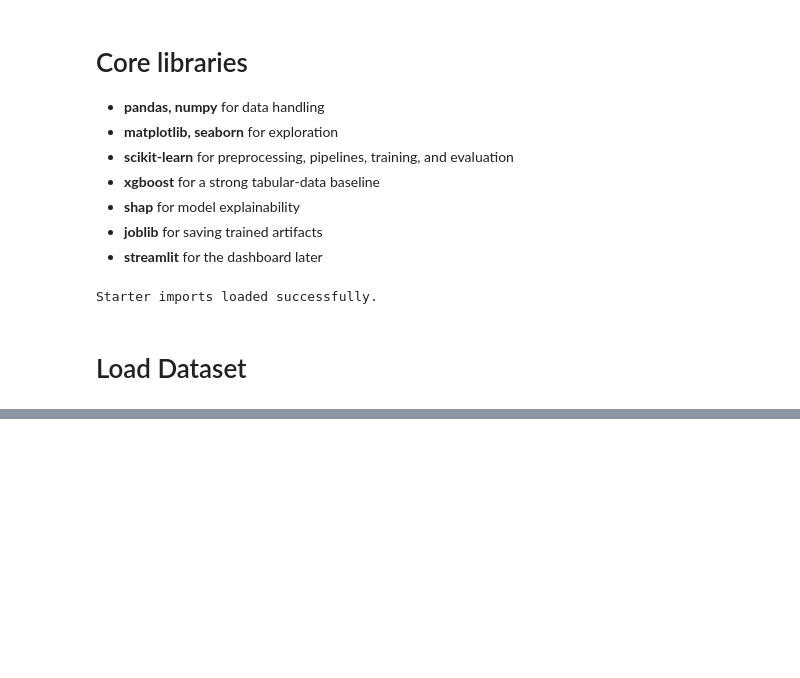
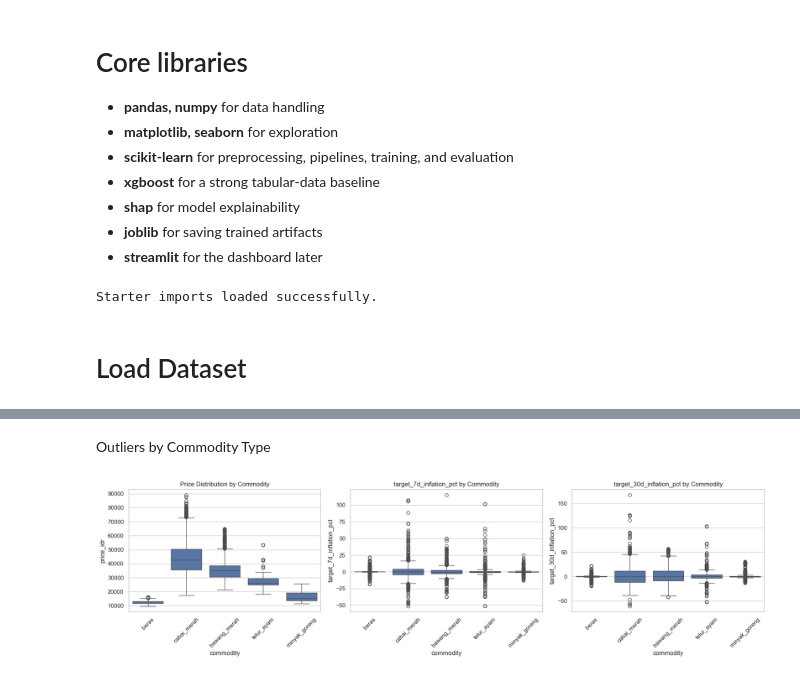
Before and after one commit to Cara-Notte/Mercatorie, a Jupyter notebook: notebooks/ml_notebook.ipynb, the cells around one changed output, grey strips where cells are left out. Cells and saved outputs as stored; diff of their text form; code cells hidden in the pictures; blank space fills up the shorter version.

```diff
--- a/notebooks/ml_notebook.ipynb
+++ b/notebooks/ml_notebook.ipynb
@@ -161,0 +250,21 @@ PSecondary target selected for modeling: target_30d_inflation_pct
+# %% [markdown]
+Outliers by Commodity Type
+# %%
+fig, axes = plt.subplots(1, 3, figsize=(18, 5))
+
+sns.boxplot(data=df, x="commodity", y="price_idr", ax=axes[0])
+axes[0].set_title("Price Distribution by Commodity")
+axes[0].tick_params(axis="x", rotation=45)
+
+sns.boxplot(data=df, x="commodity", y=primary_target, ax=axes[1])
+axes[1].set_title(f"{primary_target} by Commodity")
+axes[1].tick_params(axis="x", rotation=45)
+
+sns.boxplot(data=df, x="commodity", y=secondary_target, ax=axes[2])
+axes[2].set_title(f"{secondary_target} by Commodity")
+axes[2].tick_params(axis="x", rotation=45)
+
+plt.tight_layout()
+plt.show()
+# %% [output]
+[figure, added]
```
Also changed, not shown: parts of 20 cells of this notebook.
